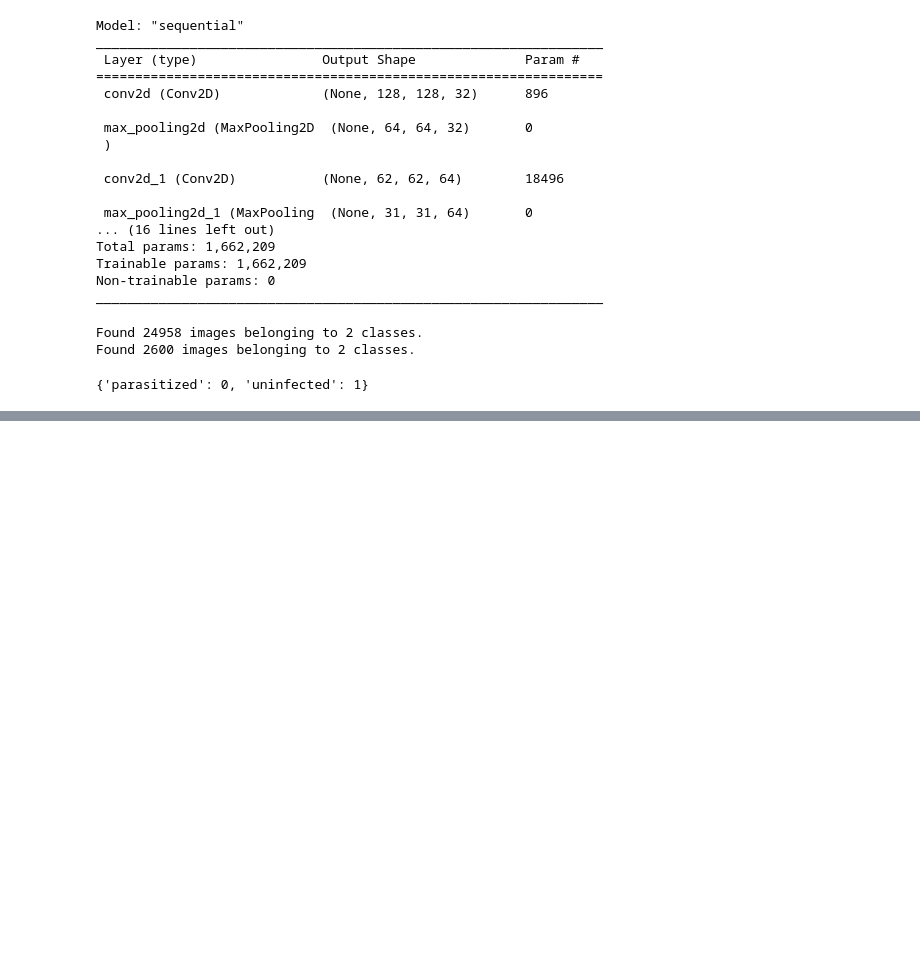
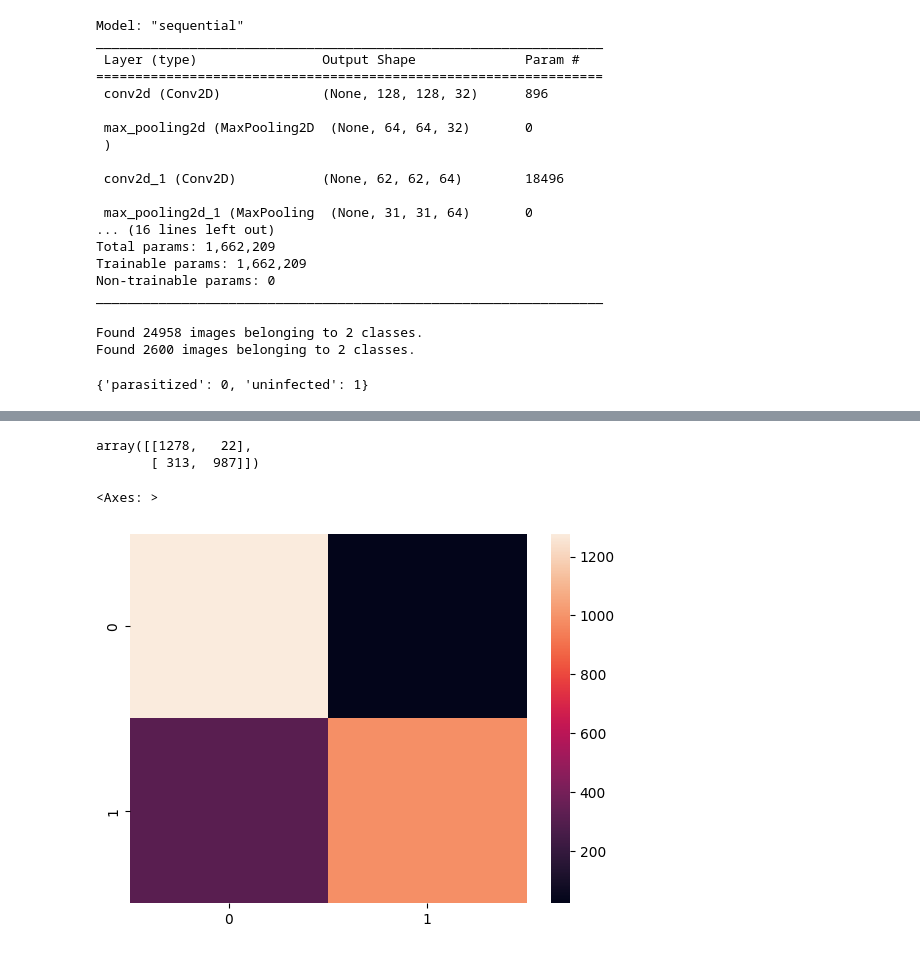
Before and after one commit to wereign/aera-vera-keras-nathu-geras, a Jupyter notebook: Real_Images.ipynb, the cells around one changed output, grey strips where cells are left out. Cells and saved outputs as stored; diff of their text form; code cells hidden in the pictures; blank space fills up the shorter version.

```diff
--- a/Real_Images.ipynb
+++ b/Real_Images.ipynb
@@ -171,6 +171,6 @@ batch_size = 16
 # %%
-train_image_gen = image_gen.flow_from_directory(training_path,target_size=image_shape,color_mode='rgb',batch_size=batch_size,class_mode='binary')
-test_image_gen = image_gen.flow_from_directory(test_path,target_size=image_shape,color_mode='rgb',batch_size=batch_size,class_mode='binary',
+train_image_gen = image_gen.flow_from_directory(training_path,target_size=image_shape[:2],color_mode='rgb',batch_size=batch_size,class_mode='binary')
+test_image_gen = image_gen.flow_from_directory(test_path,target_size=image_shape[:2],color_mode='rgb',batch_size=batch_size,class_mode='binary',
                                                shuffle=False)
 # %% [output]
 Found 24958 images belonging to 2 classes.
@@ -185,0 +196,2 @@ ValueError: could not broadcast input array from shape (130,130,3) into shape (1
+# %%
+trained_model = load_model('./malaria_detector.h5')
@@ -185,0 +207,2 @@ ValueError: could not broadcast input array from shape (130,130,3) into shape (1
+# %%
+pred = trained_model.predict(test_image_gen)
@@ -185,0 +236,4 @@ ValueError: could not broadcast input array from shape (130,130,3) into shape (1
+# %%
+# Setting the threshold higher?
+predictions2 = pred > 0.8
+print(classification_report(test_image_gen.classes,predictions2))
@@ -185,0 +249,10 @@ ValueError: could not broadcast input array from shape (130,130,3) into shape (1
+# %%
+confusion_matrix(test_image_gen.classes,predictions2)
+# %% [output]
+array([[1278,   22],
+       [ 313,  987]])
+# %%
+sns.heatmap(confusion_matrix(test_image_gen.classes,predictions2))
+# %% [output]
+<Axes: >
+[figure, added]
```
Also changed, not shown: parts of 23 cells of this notebook.
